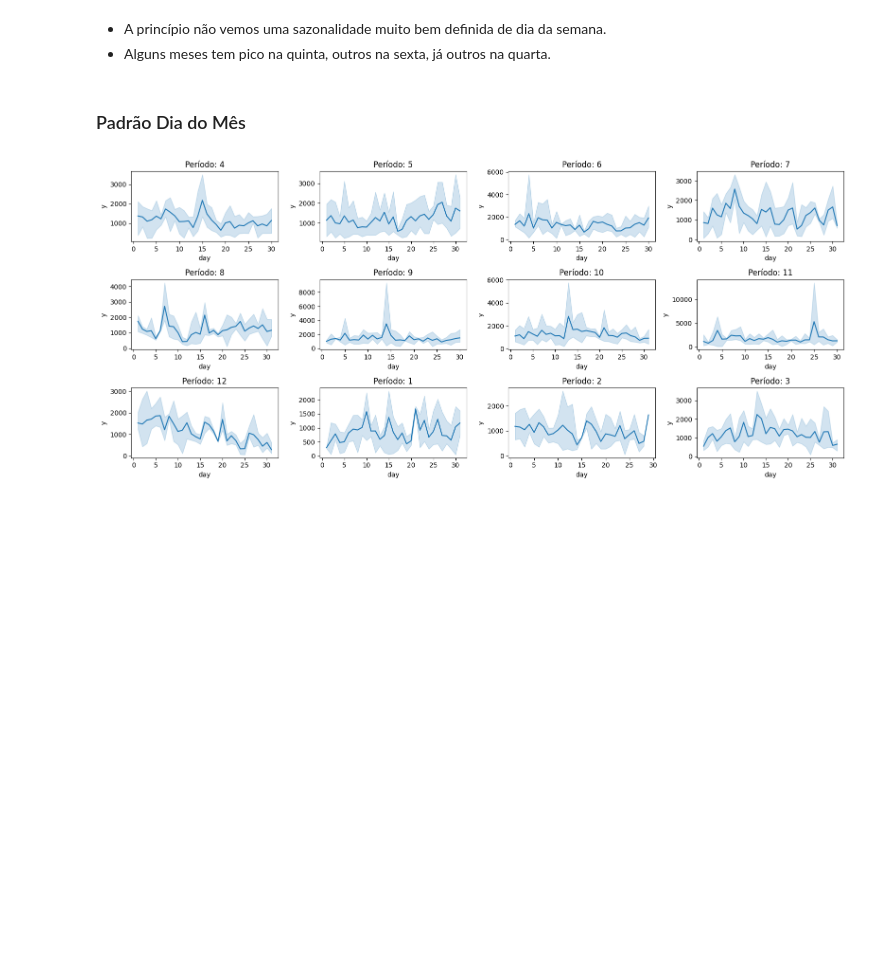
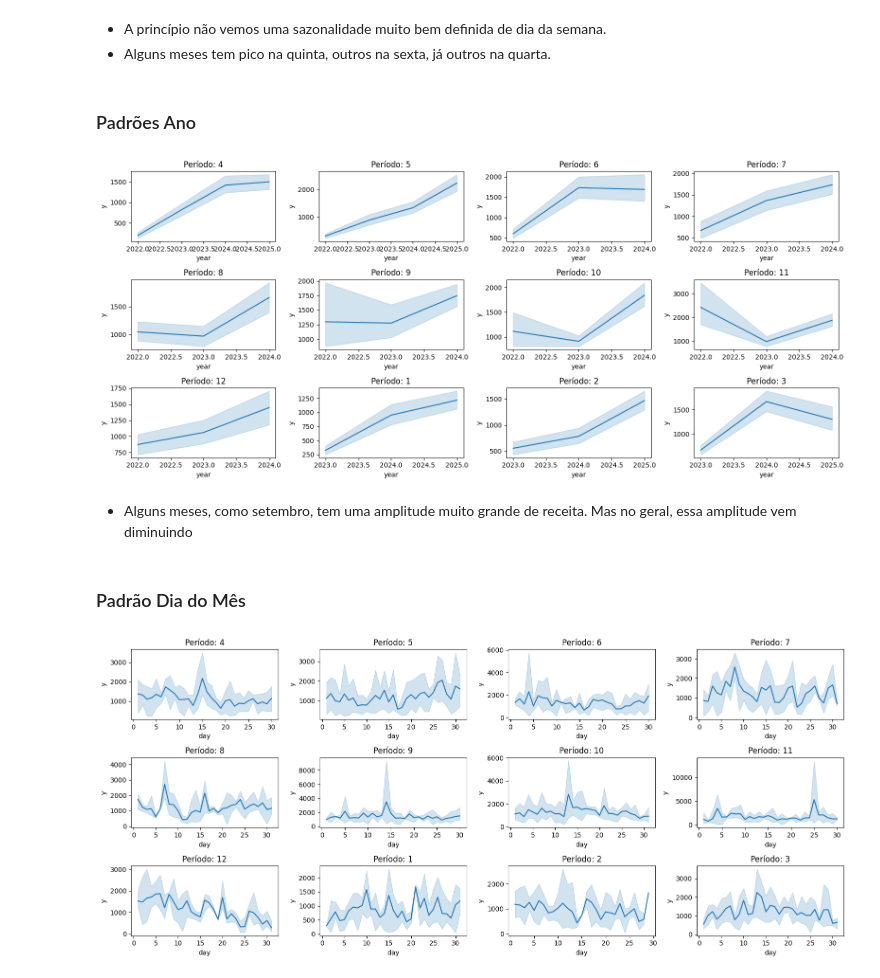
Before and after one commit to mateusalmeida11/mlops-forecast, a Jupyter notebook: notebooks/eda_for_ts.ipynb, the cells around one changed output. Saved outputs shown, nothing was run; the diff lists cells and outputs as text; code cells hidden in the pictures; blank space fills up the shorter version.

```diff
--- a/notebooks/eda_for_ts.ipynb
+++ b/notebooks/eda_for_ts.ipynb
@@ -522,6 +530,14 @@ eda.line_subplots_period()
 # %% [markdown]
 - A princípio não vemos uma sazonalidade muito bem definida de dia da semana.
 - Alguns meses tem pico na quinta, outros na sexta, já outros na quarta.
+# %% [markdown]
+### Padrões Ano
+# %%
+eda.line_subplots_period(period_sec="year")
+# %% [output]
+[figure, added]
+# %% [markdown]
+- Alguns meses, como setembro, tem uma amplitude muito grande de receita. Mas no geral, essa amplitude vem diminuindo
 # %% [markdown]
 ### Padrão Dia do Mês
 # %%
```
Also changed, not shown: parts of 12 cells of this notebook.
